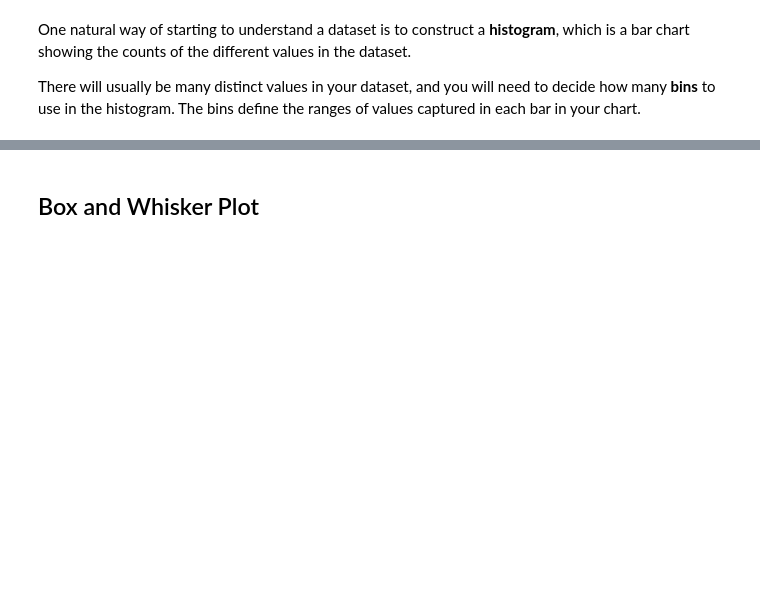
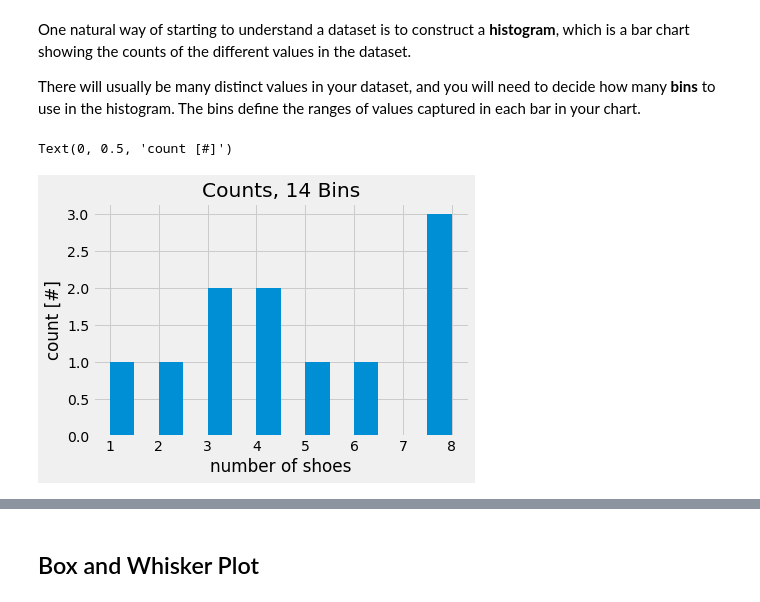
Before and after one commit to flatiron-school/DA-AMZN-220228-lecture-material, a Jupyter notebook: prework/stat_measures/descriptive_stats.ipynb, the cells around one changed output, grey strips where cells are left out. Cells and saved outputs as stored; diff of their text form; code cells hidden in the pictures; blank space fills up the shorter version.

```diff
--- a/prework/stat_measures/descriptive_stats.ipynb
+++ b/prework/stat_measures/descriptive_stats.ipynb
@@ -98,7 +165,12 @@ There will usually be many distinct values in your dataset, and you will need to
 # %%
 fig, ax = plt.subplots()
 ax.hist(data, bins=14)
 plt.title('Counts, 14 Bins')
+plt.xlabel('number of shoes')
+plt.ylabel('count [#]')
+# %% [output]
+Text(0, 0.5, 'count [#]')
+[figure, added]
 # %%
 fig, ax = plt.subplots()
 ax.hist(data, bins=10)
```
Also changed, not shown: parts of 23 cells of this notebook.
